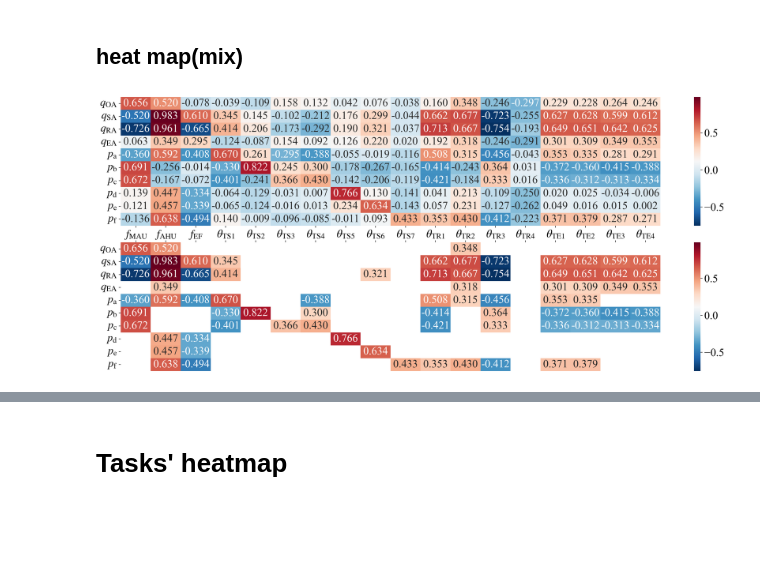
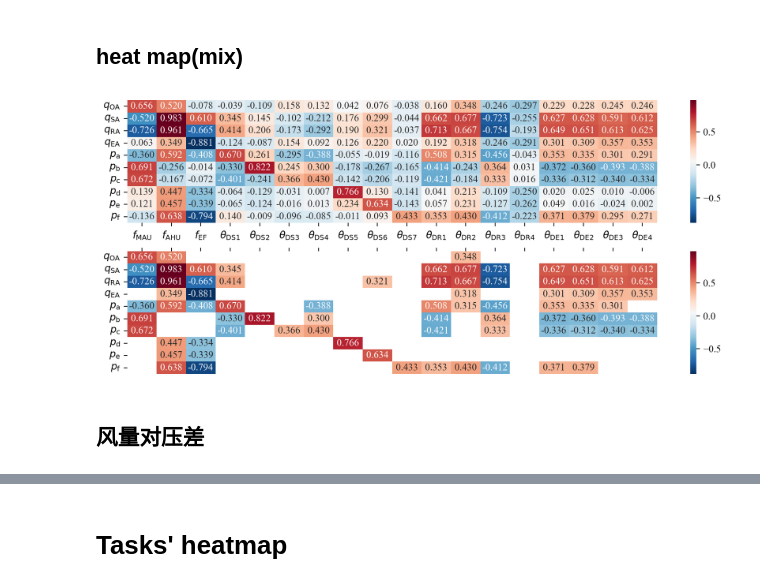
Before and after one commit to Ashkf/RDCVC, a Jupyter notebook: src/RDCVC/notebooks/Plot.ipynb, the cells around one changed output, grey strips where cells are left out. Cells and saved outputs as stored; diff of their text form; code cells hidden in the pictures; blank space fills up the shorter version.

```diff
--- a/src/RDCVC/notebooks/Plot.ipynb
+++ b/src/RDCVC/notebooks/Plot.ipynb
@@ -87,21 +93,21 @@ featName_decision_latex = [
     r"$\mathit{f}_{\mathrm{MAU}}$",
     r"$\mathit{f}_{\mathrm{AHU}}$",
     r"$\mathit{f}_{\mathrm{EF}}$",
-    r"$\theta_{\mathrm{TS1}}$",
-    r"$\theta_{\mathrm{TS2}}$",
-    r"$\theta_{\mathrm{TS3}}$",
-    r"$\theta_{\mathrm{TS4}}$",
-    r"$\theta_{\mathrm{TS5}}$",
-    r"$\theta_{\mathrm{TS6}}$",
-    r"$\theta_{\mathrm{TS7}}$",
-    r"$\theta_{\mathrm{TR1}}$",
-    r"$\theta_{\mathrm{TR2}}$",
-    r"$\theta_{\mathrm{TR3}}$",
-    r"$\theta_{\mathrm{TR4}}$",
-    r"$\theta_{\mathrm{TE1}}$",
-    r"$\theta_{\mathrm{TE2}}$",
-    r"$\theta_{\mathrm{TE3}}$",
-    r"$\theta_{\mathrm{TE4}}$",
+    r"$\theta_{\mathrm{DS1}}$",
+    r"$\theta_{\mathrm{DS2}}$",
+    r"$\theta_{\mathrm{DS3}}$",
+    r"$\theta_{\mathrm{DS4}}$",
+    r"$\theta_{\mathrm{DS5}}$",
+    r"$\theta_{\mathrm{DS6}}$",
+    r"$\theta_{\mathrm{DS7}}$",
+    r"$\theta_{\mathrm{DR1}}$",
+    r"$\theta_{\mathrm{DR2}}$",
+    r"$\theta_{\mathrm{DR3}}$",
+    r"$\theta_{\mathrm{DR4}}$",
+    r"$\theta_{\mathrm{DE1}}$",
+    r"$\theta_{\mathrm{DE2}}$",
+    r"$\theta_{\mathrm{DE3}}$",
+    r"$\theta_{\mathrm{DE4}}$",
 ]
 
 
@@ -134,8 +140,9 @@ featName_controlled_latex = [
 
 准备用于绘制的 相关系数矩阵
 # %%
-df_all = pd.read_csv("data/rdc_data_cleaned.csv")
+df_all = pd.read_csv("/workspace/data/processed/rdc_data_cleaned.csv")
 corr_matrix = df_all.corr()  # 相关系数矩阵
 
 # 创建新的 DataFrame，包含 受控特征 和 决策特征 的相关系数
 _relevant_corr_matrix = corr_matrix.loc[featName_controlled, featName_decision]
+_relevant_corr_matrix
@@ -170,6 +165,8 @@ def clean_data(_relevant_corr_matrix):
     # 'EF_FREQ'
     _relevant_corr_matrix.loc["TOT_SUPP_VOL", "EF_FREQ"] = 0.61016
     _relevant_corr_matrix.loc["TOT_RET_VOL", "EF_FREQ"] = -0.66513
+    _relevant_corr_matrix.loc["TOT_EXH_VOL", "EF_FREQ"] = -0.88132
+    _relevant_corr_matrix.loc["RM5_PRES", "EF_FREQ"] = -0.79432
     # 'RM2_SUPP_DMPR_0'
     _relevant_corr_matrix.loc["RM2_PRES", "RM2_SUPP_DMPR_0"] = 0.822
     # 'RM3_SUPP_DMPR_0'
@@ -240,37 +254,39 @@ plt.show()
 ## heat map(mix)
 # %%
 # 设置图像的大小
-fig, (ax1, ax2) = plt.subplots(2, 1, figsize=(22, 9), sharex=False, dpi=200)
+fig, (ax1, ax2) = plt.subplots(2, 1, figsize=(12, 5), sharex=False, dpi=200)
 
 # ------------------------- 第一个子图 ------------------------ #
 sns.heatmap(_relevant_corr_matrix, annot=True, fmt=".3f", cmap="RdBu_r", ax=ax1)
 # ax1.set_title("Correlation Heatmap")
 # ax1.set_ylabel("")
 ax1.set_xticklabels(featName_decision_latex, rotation=0)  # 设置 x 轴刻度标签不旋转
 ax1.set_yticklabels(featName_controlled_latex)
 
 
 # ------------------------- 第二个子图 ------------------------ #
 # 突出显示相关性范围的热图
 mask = np.abs(_relevant_corr_matrix) > 0.3  # 创建一个布尔掩码，突出显示相关性范围
 sns.heatmap(
     _relevant_corr_matrix,
     annot=True,
     fmt=".3f",
     cmap="RdBu_r",
     mask=~mask,
     cbar=True,
     ax=ax2,
 )
 ax2.set_yticklabels(featName_controlled_latex)
 ax2.xaxis.set_ticks_position("top")  # 将顶部的坐标轴（ax2）放置在图像的上方
 ax2.set_xticks(ax2.get_xticks())  # 设置顶部坐标轴的刻度位置与原始 x 轴一致
 ax2.set_xticklabels([])  # 设置顶部坐标轴的刻度标签为原始 x 轴的刻度标签
 
 # 调整子图之间的间距和位置
-plt.subplots_adjust(hspace=0.13)
+plt.subplots_adjust(hspace=0.23)
 
-plt.savefig("figs/heatmap-mix.jpg", dpi=300, bbox_inches="tight")
+plt.savefig("/workspace/figs/heatmap/heatmap-mix.eps", dpi=300, bbox_inches="tight")
 plt.show()
 # %% [output]
-[figure, old version]
+[figure, new version]
+# %% [markdown]
+## 风量对压差
```
Also changed, not shown: parts of 19 cells of this notebook, 4 other files.
